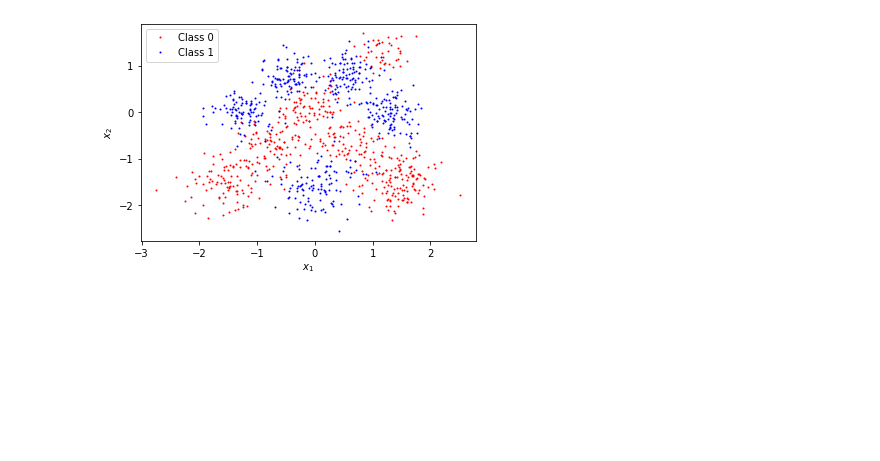
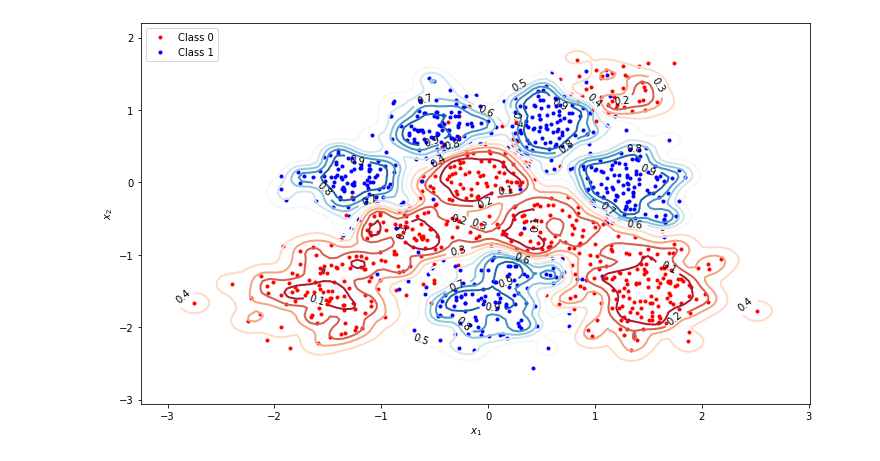
Before and after one commit to theo-brown/bayesian-logistic-classifier, a Jupyter notebook: ftr.ipynb, the cells around one changed output. Cells and saved outputs as stored; diff of their text form; code cells hidden in the pictures; blank space fills up the shorter version.

Commit message:
Laplace and MAP predictive distributions

```diff
--- a/ftr.ipynb
+++ b/ftr.ipynb
@@ -25,13 +12,13 @@ X_test_expanded = evaluate_basis_functions(width, X_test, X_train)
 # %%
 import matplotlib.pyplot as plt
-
+plt.rcParams['figure.figsize'] = [12, 7]
 
 def plot_classes(X, y, filename=None):
     figure = plt.figure()
     class0 = y == 0
     class1 = y == 1
-    plt.plot(X[class0, 0], X[class0, 1], 'ro', markersize=1, label='Class 0')
-    plt.plot(X[class1, 0], X[class1, 1], 'bo', markersize=1, label='Class 1')
+    plt.plot(X[class0, 0], X[class0, 1], 'ro', markersize=3, label='Class 0')
+    plt.plot(X[class1, 0], X[class1, 1], 'bo', markersize=3, label='Class 1')
     plt.xlabel(r'$x_1$')
     plt.ylabel(r'$x_2$')
     plt.legend(loc='upper left')
@@ -39,10 +26,8 @@ def plot_classes(X, y, filename=None):
         plt.savefig(filename)
     return figure
 
-plot_classes(X_data, y_data, "plots/data.png")
-plt.show()
+#plot_classes(X_data, y_data, "plots/data.png")
+#plt.show()
-# %% [output]
-[figure, removed]
 # %%
 def logistic(x):
     return 1 / (1 + np.exp(-x))
@@ -91,7 +76,7 @@ from scipy.optimize import fmin_l_bfgs_b as minimise
 
 def find_w_map(X, y, w0=None):
     if w0 is None:
-        w0 = np.ones(X.shape[1] + 1)
+        w0 = np.random.normal(size=X.shape[1] + 1)
     w_map, posterior_at_wmap, d = minimise(negative_log_posterior,
                                            w0,
                                            negative_posterior_gradient,
@@ -100,7 +85,7 @@ def find_w_map(X, y, w0=None):
 
 def find_w_ml(X, y, w0=None):
     if w0 is None:
-        w0 = np.ones(X.shape[1] + 1)
+        w0 = np.random.normal(size=X.shape[1] + 1)
     w_ml, likelihood_at_wml, d = minimise(negative_log_likelihood,
                                           w0,
                                           negative_log_likelihood_gradient,
@@ -109,19 +107,27 @@ def find_w_ml(X, y, w0=None):
 # %%
 w_map = find_w_map(X_train_expanded, y_train)
 # %%
-def plot_predictive_distribution(inputs, labels, weights, map_inputs = lambda x : x, filename=None):
+def plot_predictive_distribution(inputs, labels, weights,
+                                 map_inputs = lambda x : x,
+                                 predictive_function=None,
+                                 filename=None):
+    if predictive_function is None:
+        predictive_function = lambda inputs_, weights_: logistic(inputs_ @ weights)
     plot_classes(inputs, labels)
     x_min, x_max = inputs[ :, 0 ].min() - .5, inputs[ :, 0 ].max() + .5
     y_min, y_max = inputs[ :, 1 ].min() - .5, inputs[ :, 1 ].max() + .5
     xx, yy = np.meshgrid(np.linspace(x_min, x_max, 100), np.linspace(y_min, y_max, 100))
-    ax = plt.gca()
-    X_tilde = prepend_ones(map_inputs(np.concatenate((xx.ravel().reshape((-1, 1)), yy.ravel().reshape((-1, 1))), 1)))
-    Z = X_tilde @ weights
+    grid_expanded = map_inputs(np.concatenate((xx.ravel().reshape((-1, 1)),
+                                               yy.ravel().reshape((-1, 1))), 1))
+    Z = predictive_function(grid_expanded, weights)
     Z = Z.reshape(xx.shape)
-    cs2 = ax.contour(xx, yy, Z, cmap = 'RdBu', linewidths = 2)
-    plt.clabel(cs2, fmt = '%2.1f', colors = 'k', fontsize = 8)
+    contours = plt.contour(xx, yy, Z, cmap='RdBu', levels=10, linewidths=2)
+    plt.clabel(contours, fontsize=10, fmt='%2.1f', colors='k')
     if filename:
         plt.savefig(filename)
     plt.show()
 
-# plot_predictive_distribution(X_data, y_data, w_map, filename="plots/predictive_distribution_linear.png")
+plot_predictive_distribution(X_data, y_data, w_map,
+                             lambda x: prepend_ones(evaluate_basis_functions(width, x, X_train)))
+# %% [output]
+[figure, added]
```
Also changed, not shown: parts of 3 cells of this notebook.
